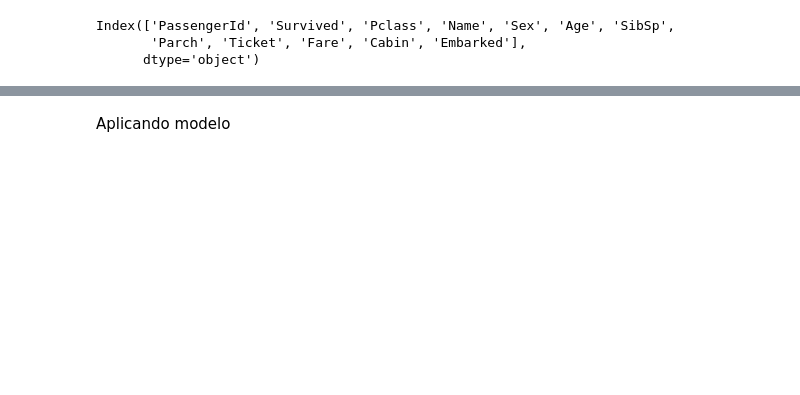
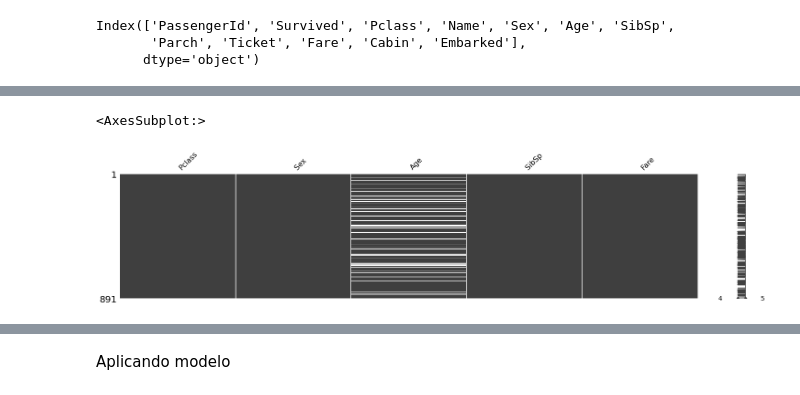
Before and after one commit to Oliveira1390/DM, a Jupyter notebook: titanic.ipynb, the cells around one changed output, grey strips where cells are left out. Drawn from its saved outputs; the diff is of its cells as text; code cells hidden in the pictures; blank space fills up the shorter version.

Commit message:
Inclusão de análise de missing e ProfilingReport para ajudar na análise exploratória

```diff
--- a/titanic.ipynb
+++ b/titanic.ipynb
@@ -73,5 +99,7 @@ Index(['PassengerId', 'Survived', 'Pclass', 'Name', 'Sex', 'Age', 'SibSp',
        'Parch', 'Ticket', 'Fare', 'Cabin', 'Embarked'],
       dtype='object')
 # %%
-titanic_features = ['Pclass','Age','SibSp','Fare']
-X = titanic_data[titanic_features]
+df_aux = ['Survived','Pclass','Age','SibSp','Fare']
+titanic_features = ['Pclass','Sex','Age','SibSp','Fare']
+X_train = titanic_data[titanic_features]
+X_train
@@ -77,0 +120,6 @@ X = titanic_data[titanic_features]
+# %%
+## Missing
+msno.matrix(X_train, figsize=(25,5))
+# %% [output]
+<AxesSubplot:>
+[figure, added]
```
Also changed, not shown: parts of 13 cells of this notebook.
